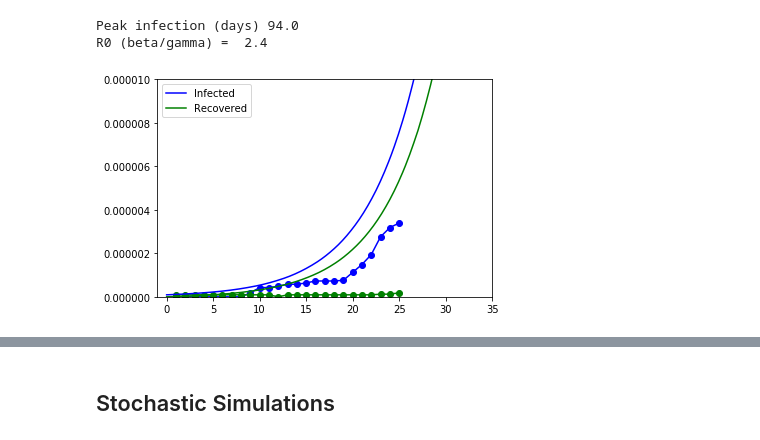
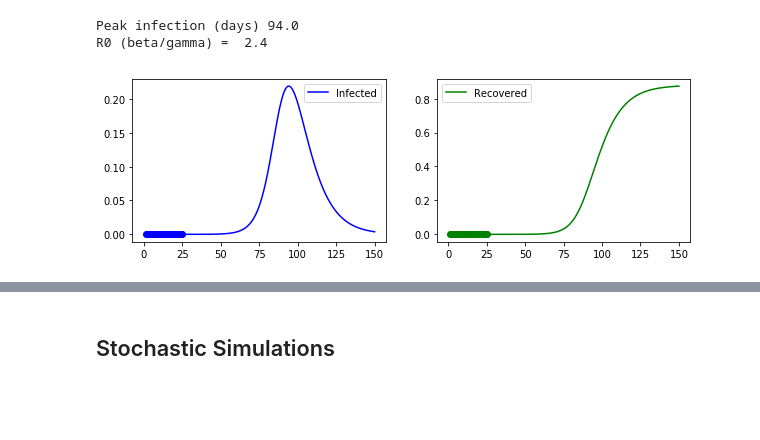
Before and after one commit to anooppambika/covid19, a Jupyter notebook: COVI19_SIRAnalysis.ipynb, the cells around one changed output, grey strips where cells are left out. Saved outputs shown, nothing was run; the diff lists cells and outputs as text; code cells hidden in the pictures; blank space fills up the shorter version.

Commit message:
updated graphs
Signed-off-by: bibinmjose <bibinmjose@gmail.com>

```diff
--- a/COVI19_SIRAnalysis.ipynb
+++ b/COVI19_SIRAnalysis.ipynb
@@ -112,16 +108,15 @@ print('R0 (beta/gamma) = ', res.x[0]/res.x[1])
 Peak infection (days) 94.0
 R0 (beta/gamma) =  2.4
 # %%
-plt.plot(t[1:],I_R_act[:,0], 'b-o') # infected observations
-plt.plot(t[1:],I_R_act[:,1], 'g-o') # removed observations (recoverd/died)
-plt.plot(t_fit, sol_fit[:,1], 'b', label='Infected')
-plt.plot(t_fit, sol_fit[:,2], 'g', label='Recovered')
-plt.legend()
+fig, ax = plt.subplots(1,2, figsize=(10,3))
 
-plt.ylim(0,1e-5)
-plt.xlim(-1,35)
-
+ax[0].plot(t[1:],I_R_act[:,0], 'b-o') # infected observations
+ax[1].plot(t[1:],I_R_act[:,1], 'g-o') # removed observations (recoverd/died)
+ax[0].plot(t_fit, sol_fit[:,1], 'b', label='Infected')
+ax[1].plot(t_fit, sol_fit[:,2], 'g', label='Recovered')
+ax[0].legend()
+ax[1].legend()
 plt.show()
 # %% [output]
-[figure, old version]
+[figure, new version]
 # %%
```
Also changed, not shown: parts of 11 cells of this notebook, 2 other files.
